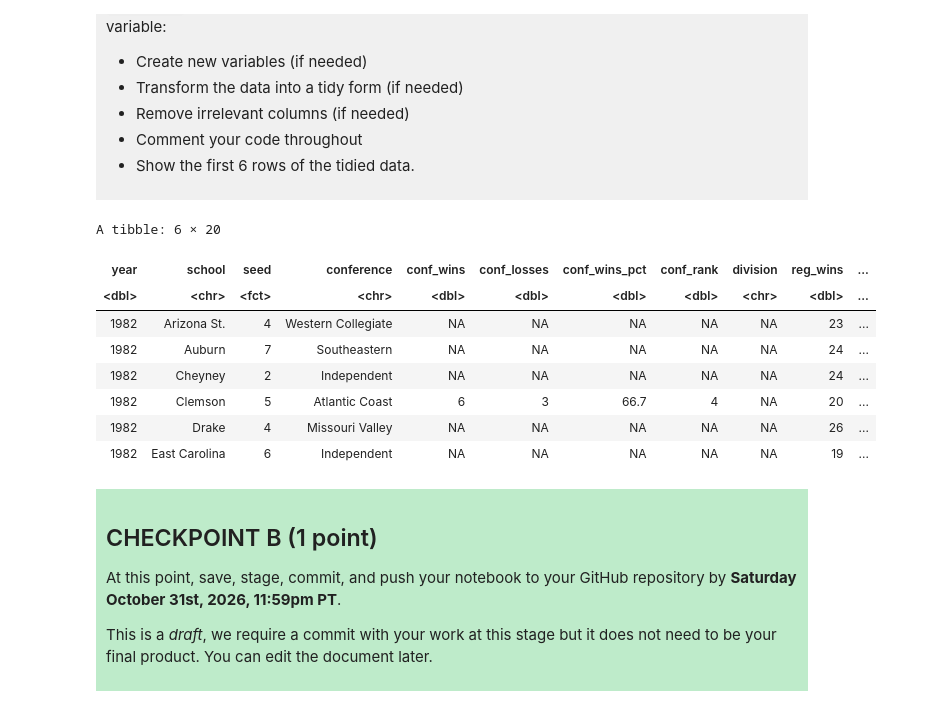
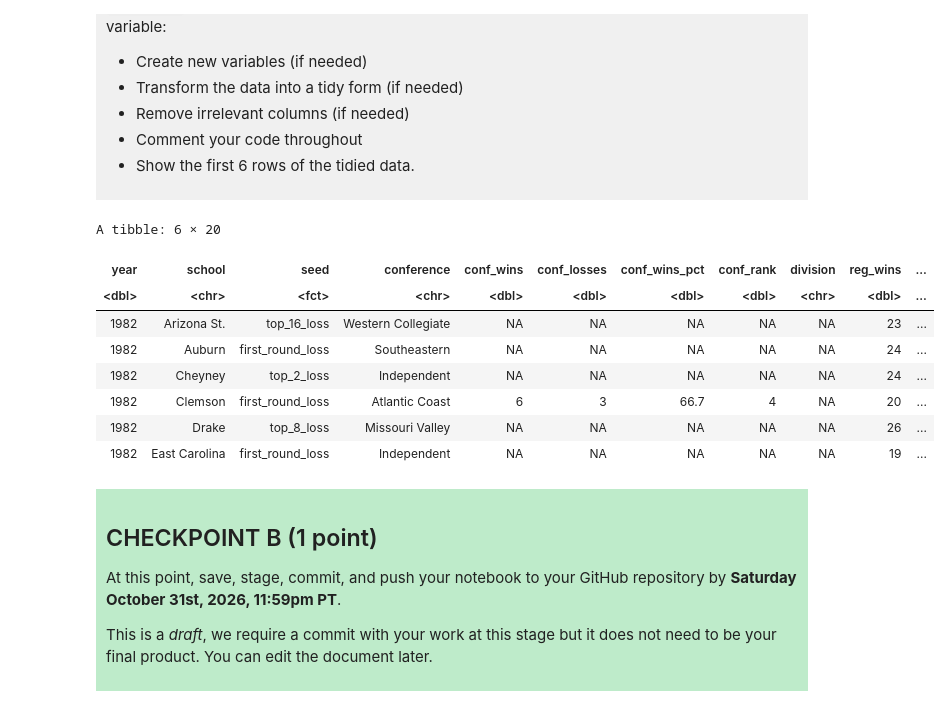
Before and after one commit to melodyl000/DSCI-Project-Melody, a Jupyter notebook: dsci-100-project-notebook.ipynb, the cells around one changed output. Drawn from its saved outputs; the diff is of its cells as text; code cells hidden in the pictures.

```diff
--- a/dsci-100-project-notebook.ipynb
+++ b/dsci-100-project-notebook.ipynb
@@ -223,19 +223,18 @@ Produce a tidy data set that could be used to answer your research question usin
 </div>
 # %%
 basketball_tidy<-basketball_data|>
-                    mutate(seed=as_factor(seed))|>
-                    group_by(year, school, seed, conference, reg_wins, reg_losses, reg_wins_pct,
+                    mutate(seed=as_factor(tourney_finish))
 basketball_tidy
 # %% [output]
 A tibble: 6 × 20
 | year | school | seed | conference | conf_wins | conf_losses | conf_wins_pct | conf_rank | division | reg_wins | ... |
 | <dbl> | <chr> | <fct> | <chr> | <dbl> | <dbl> | <dbl> | <dbl> | <chr> | <dbl> | ... |
-| 1982 | Arizona St. | 4 | Western Collegiate | NA | NA | NA | NA | NA | 23 | ... |
-| 1982 | Auburn | 7 | Southeastern | NA | NA | NA | NA | NA | 24 | ... |
-| 1982 | Cheyney | 2 | Independent | NA | NA | NA | NA | NA | 24 | ... |
-| 1982 | Clemson | 5 | Atlantic Coast | 6 | 3 | 66.7 | 4 | NA | 20 | ... |
-| 1982 | Drake | 4 | Missouri Valley | NA | NA | NA | NA | NA | 26 | ... |
-| 1982 | East Carolina | 6 | Independent | NA | NA | NA | NA | NA | 19 | ... |
+| 1982 | Arizona St. | top_16_loss | Western Collegiate | NA | NA | NA | NA | NA | 23 | ... |
+| 1982 | Auburn | first_round_loss | Southeastern | NA | NA | NA | NA | NA | 24 | ... |
+| 1982 | Cheyney | top_2_loss | Independent | NA | NA | NA | NA | NA | 24 | ... |
+| 1982 | Clemson | first_round_loss | Atlantic Coast | 6 | 3 | 66.7 | 4 | NA | 20 | ... |
+| 1982 | Drake | top_8_loss | Missouri Valley | NA | NA | NA | NA | NA | 26 | ... |
+| 1982 | East Carolina | first_round_loss | Independent | NA | NA | NA | NA | NA | 19 | ... |
 # %% [markdown]
 <div style="background-color: #beebca; padding: 10px;">
 
```
